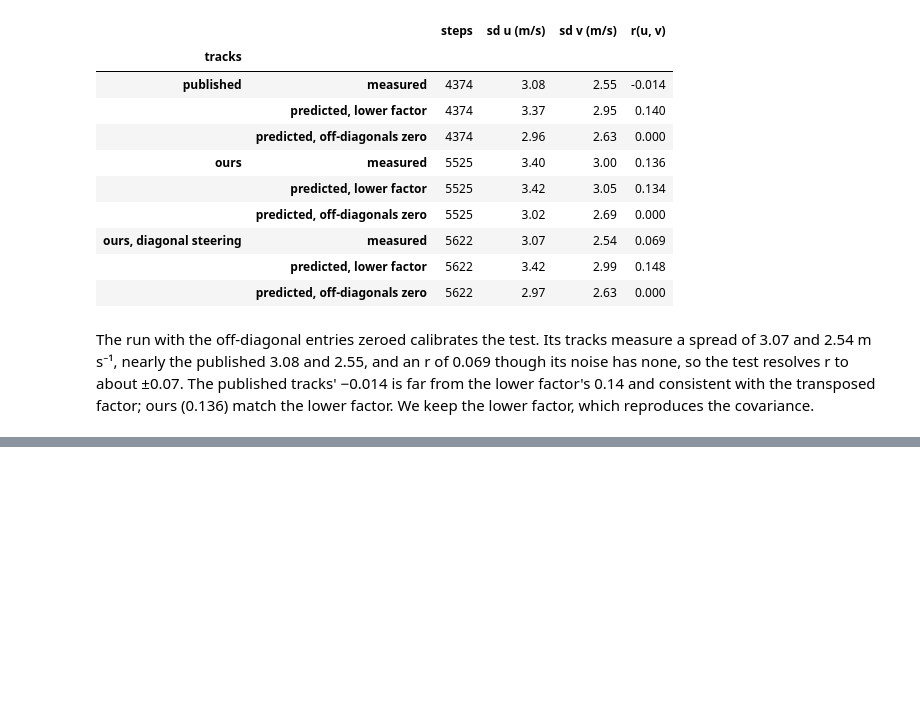
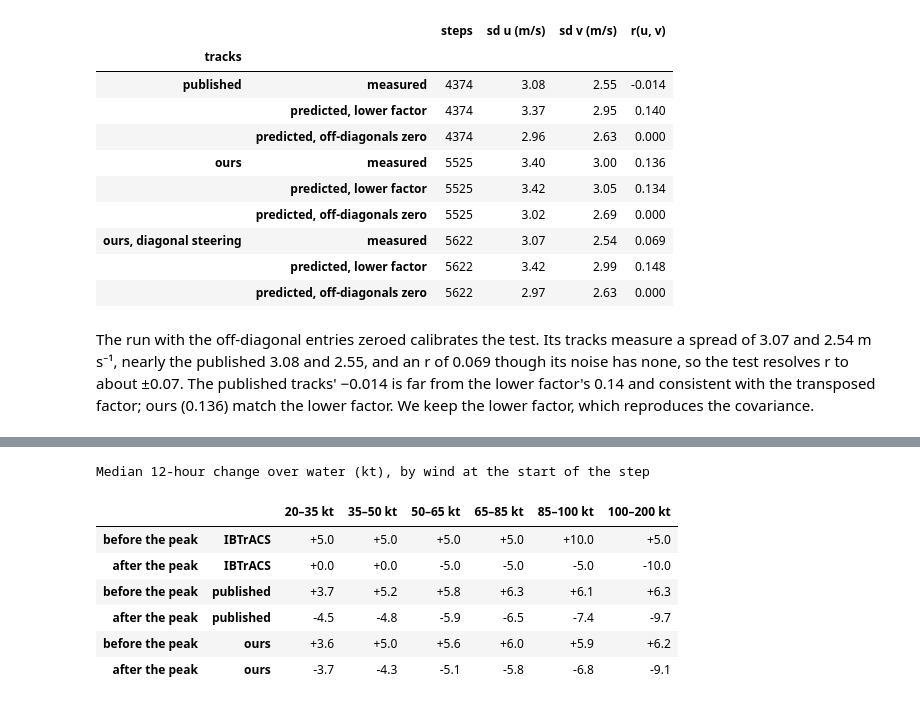
Before and after one commit to carbonplan/ocr-multi-hazard, a Jupyter notebook: docs/methods/hurricane-risk/tracks.ipynb, the cells around one changed output, grey strips where cells are left out. Saved outputs shown, nothing was run; the diff lists cells and outputs as text; code cells hidden in the pictures; blank space fills up the shorter version.

```diff
--- a/docs/methods/hurricane-risk/tracks.ipynb
+++ b/docs/methods/hurricane-risk/tracks.ipynb
@@ -316,0 +323,32 @@ keep the lower factor, which reproduces the covariance.
+# %%
+water = {
+    name: tuple(
+        pd.read_parquet(store.path(f'{intensity.OUT}/{kind}_{key}.parquet'))
+        for kind in ('steps', 'members')
+    )
+    for name, key in (('IBTrACS', 'ibtracs'), ('published', 'published'), ('ours', f'ours_{TCGI}'))
+}
+bins = [20, 35, 50, 65, 85, 100, 200]
+med, sd = {}, {}
+for name, (st, _) in water.items():
+    for phase, sel in (
+        ('before the peak', st['h_since_peak'] < 0),
+        ('after the peak', st['h_since_peak'] >= 0),
+    ):
+        g = st[sel].groupby(pd.cut(st.loc[sel, 'v0'], bins, right=False), observed=False)['dv']
+        med[(phase, name)] = g.median()
+        sd[(phase, name)] = g.std()
+med = pd.DataFrame(med).T
+med.columns = [f'{int(c.left)}–{int(c.right)} kt' for c in med.columns]
+med.style.format('{:+.1f}').set_caption(
+    'Median 12-hour change over water (kt), by wind at the start of the step'
+)
+# %% [output]
+Median 12-hour change over water (kt), by wind at the start of the step
+|  |  | 20–35 kt | 35–50 kt | 50–65 kt | 65–85 kt | 85–100 kt | 100–200 kt |
+| before the peak | IBTrACS | +5.0 | +5.0 | +5.0 | +5.0 | +10.0 | +5.0 |
+| after the peak | IBTrACS | +0.0 | +0.0 | -5.0 | -5.0 | -5.0 | -10.0 |
+| before the peak | published | +3.7 | +5.2 | +5.8 | +6.3 | +6.1 | +6.3 |
+| after the peak | published | -4.5 | -4.8 | -5.9 | -6.5 | -7.4 | -9.7 |
+| before the peak | ours | +3.6 | +5.0 | +5.6 | +6.0 | +5.9 | +6.2 |
+| after the peak | ours | -3.7 | -4.3 | -5.1 | -5.8 | -6.8 | -9.1 |
```
Also changed, not shown: parts of 8 cells of this notebook.
